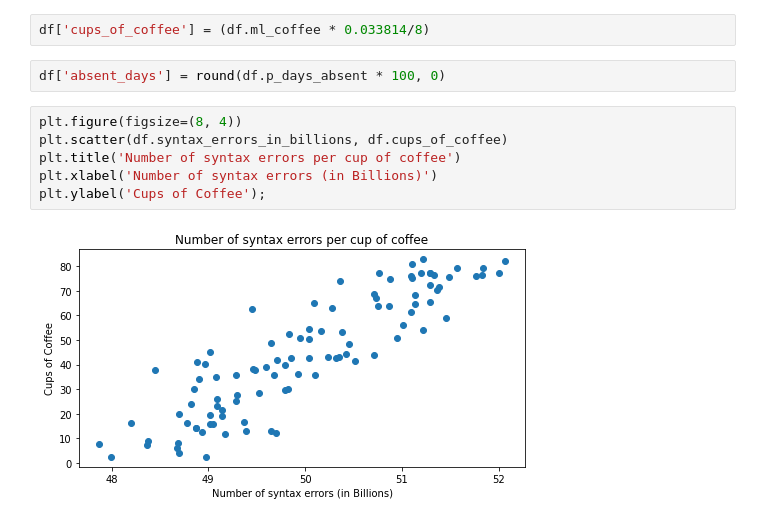
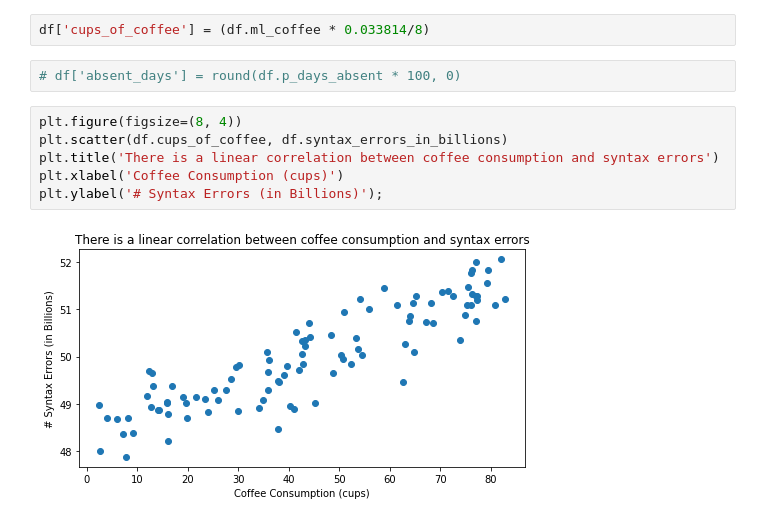
Before and after one commit to Promeos/regression-exercises, a Jupyter notebook: visualization_warmup.ipynb, the cells around one changed output. Saved outputs shown, nothing was run; the diff lists cells and outputs as text.

```diff
--- a/visualization_warmup.ipynb
+++ b/visualization_warmup.ipynb
@@ -28,12 +28,12 @@ df['syntax_errors_in_billions'] = df.syntax_errors/1_000_000_000
 # %%
 df['cups_of_coffee'] = (df.ml_coffee * 0.033814/8)
 # %%
-df['absent_days'] = round(df.p_days_absent * 100, 0)
+# df['absent_days'] = round(df.p_days_absent * 100, 0)
 # %%
 plt.figure(figsize=(8, 4))
-plt.scatter(df.syntax_errors_in_billions, df.cups_of_coffee)
-plt.title('Number of syntax errors per cup of coffee')
-plt.xlabel('Number of syntax errors (in Billions)')
-plt.ylabel('Cups of Coffee');
+plt.scatter(df.cups_of_coffee, df.syntax_errors_in_billions)
+plt.title('There is a linear correlation between coffee consumption and syntax errors')
+plt.xlabel('Coffee Consumption (cups)')
+plt.ylabel('# Syntax Errors (in Billions)');
 # %% [output]
-[figure, old version]
+[figure, new version]
```
Also changed, not shown: parts of 3 cells of this notebook.
